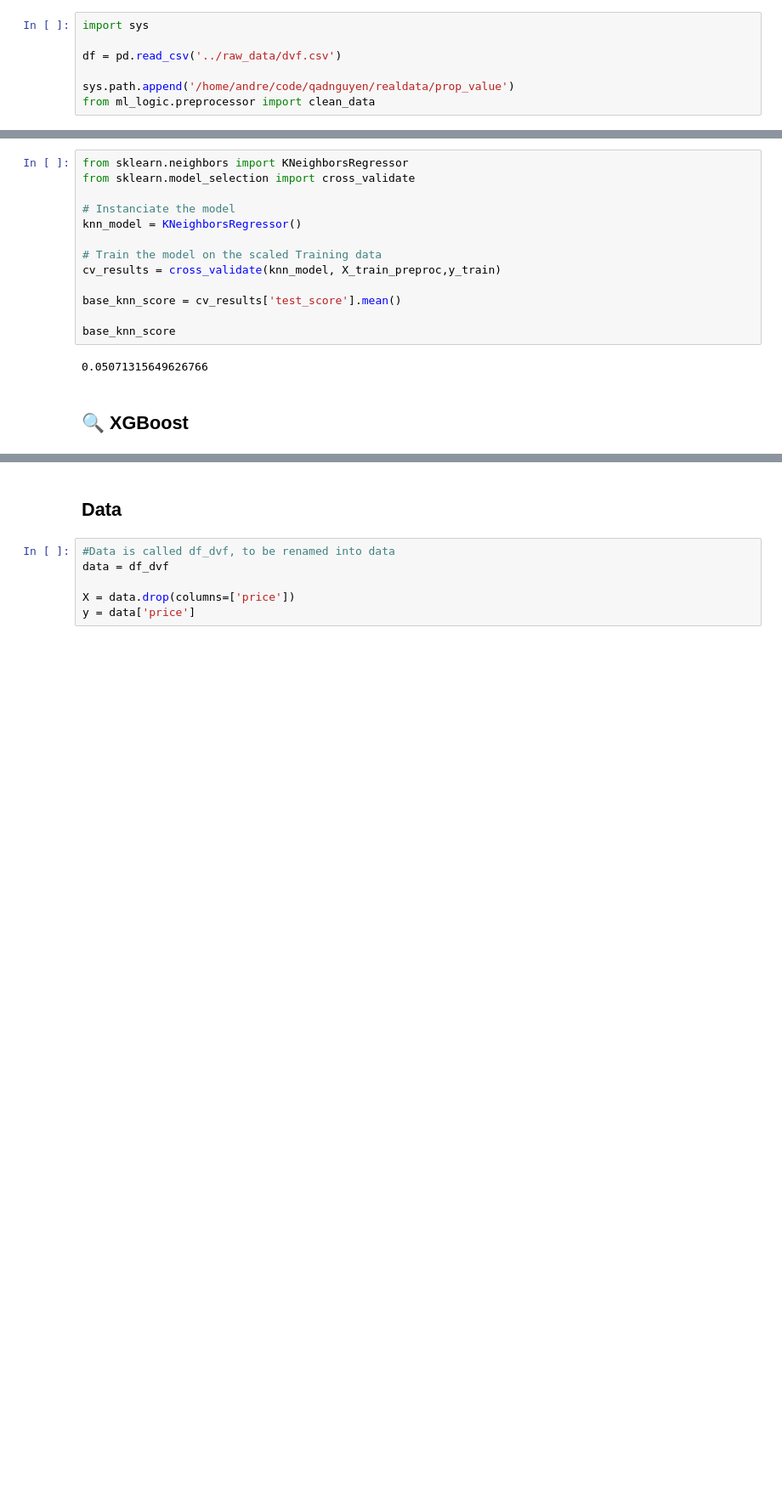
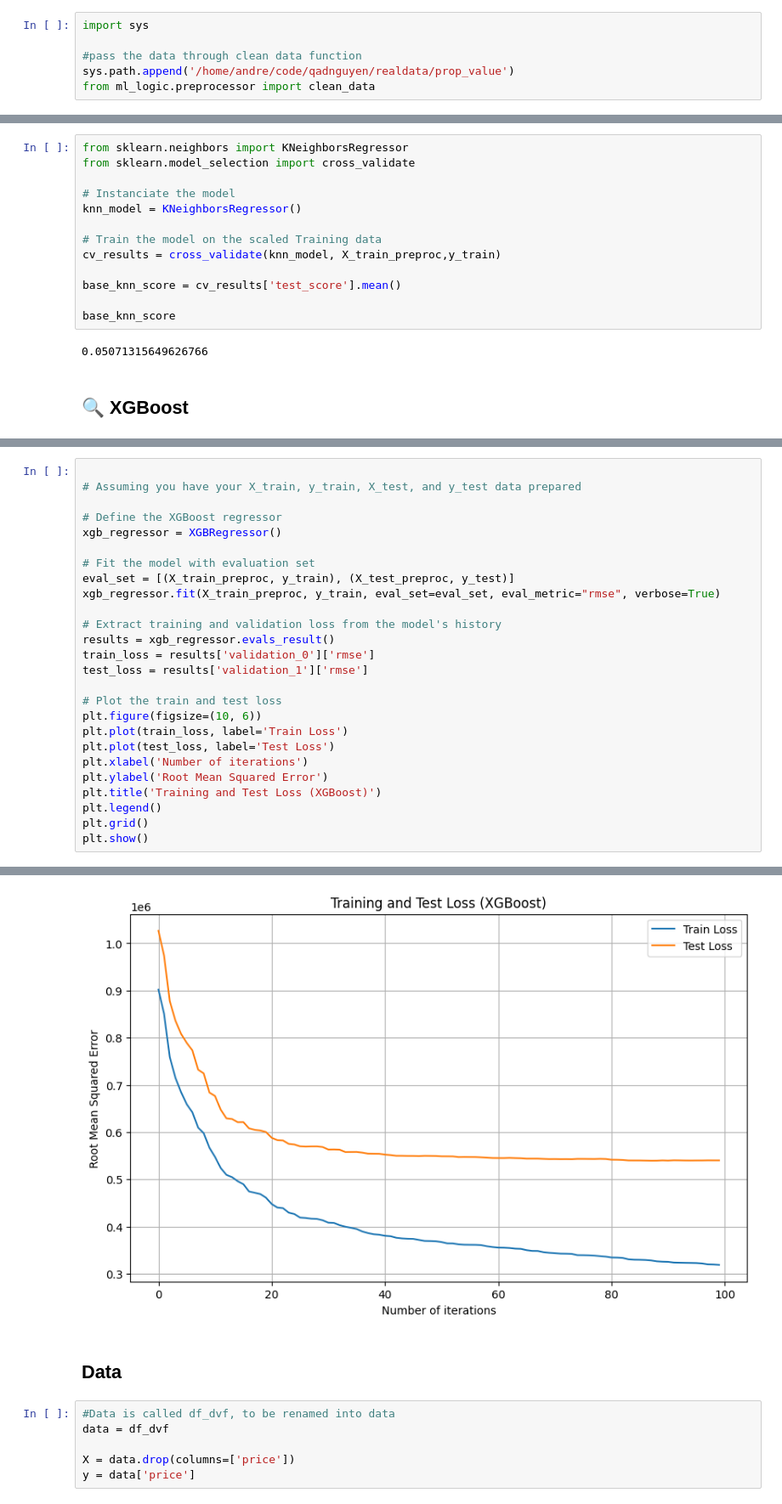
Before and after one commit to qadnguyen/realdata, a Jupyter notebook: notebooks/notebook_andrea.ipynb, the cells around one changed output, grey strips where cells are left out. Shown at 85% size. Saved outputs shown, nothing was run; the diff lists cells and outputs as text; blank space fills up the shorter version.

```diff
--- a/notebooks/notebook_andrea.ipynb
+++ b/notebooks/notebook_andrea.ipynb
@@ -721,8 +722,7 @@ df=pd.read_csv('../raw_data/dvf.csv')
 # %%
 import sys
 
-df = pd.read_csv('../raw_data/dvf.csv')
-
+#pass the data through clean data function
 sys.path.append('/home/andre/code/qadnguyen/realdata/prop_value')
 from ml_logic.preprocessor import clean_data
 # %%
@@ -783,0 +859,27 @@ Cross val score mean 0.5376086204858919
+# %%
+
+# Assuming you have your X_train, y_train, X_test, and y_test data prepared
+
+# Define the XGBoost regressor
+xgb_regressor = XGBRegressor()
+
+# Fit the model with evaluation set
+eval_set = [(X_train_preproc, y_train), (X_test_preproc, y_test)]
+xgb_regressor.fit(X_train_preproc, y_train, eval_set=eval_set, eval_metric="rmse", verbose=True)
+
+# Extract training and validation loss from the model's history
+results = xgb_regressor.evals_result()
+train_loss = results['validation_0']['rmse']
+test_loss = results['validation_1']['rmse']
+
+# Plot the train and test loss
+plt.figure(figsize=(10, 6))
+plt.plot(train_loss, label='Train Loss')
+plt.plot(test_loss, label='Test Loss')
+plt.xlabel('Number of iterations')
+plt.ylabel('Root Mean Squared Error')
+plt.title('Training and Test Loss (XGBoost)')
+plt.legend()
+plt.grid()
+plt.show()
+# %% [output]
@@ -784,3 +903,4 @@ Cross val score mean 0.5376086204858919
+[figure, added]
 # %% [markdown]
 ## Data
 # %%
```
Also changed, not shown: parts of 12 cells of this notebook.
